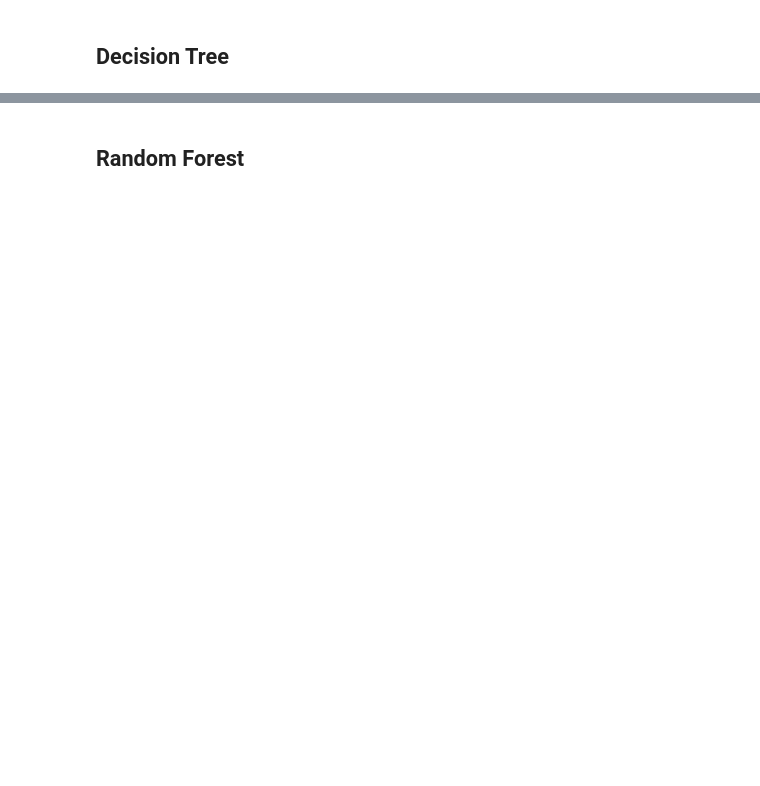
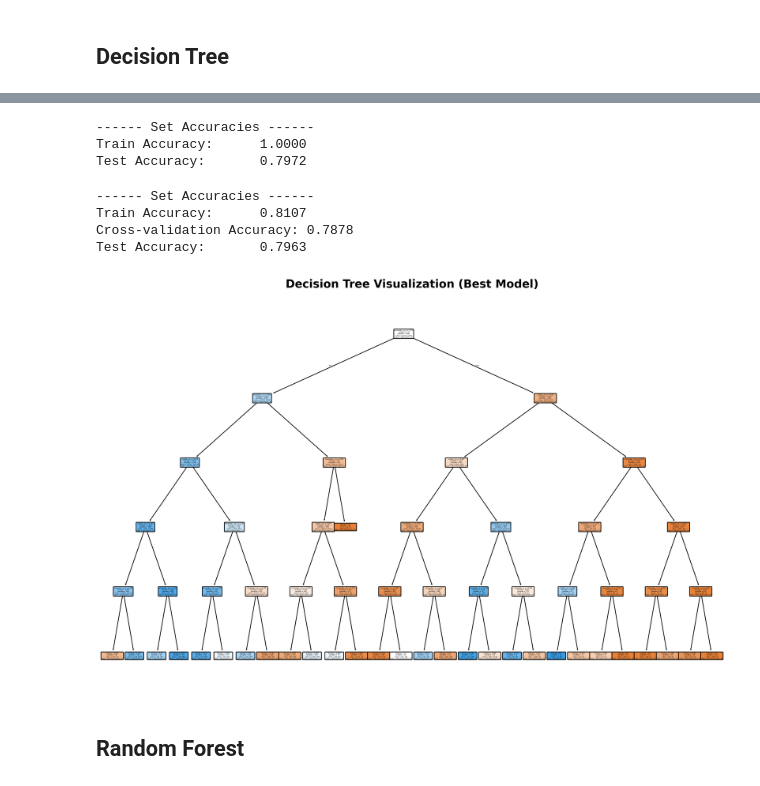
Before and after one commit to EnvinyatarTheRenewer/ant_life_cycle_simulation_and_ml, a Jupyter notebook: ant_project.ipynb, the cells around one changed output, grey strips where cells are left out. Drawn from its saved outputs; the diff is of its cells as text; code cells hidden in the pictures; blank space fills up the shorter version.

Commit message:
Decision Tree Coding

```diff
--- a/ant_project.ipynb
+++ b/ant_project.ipynb
@@ -607,3 +547,76 @@ R2: 0.16288500530956718
+# %%
+### --- Accuracies on Train, Validation, and Test Sets --- ###
+train_acc = accuracy_score(y_train, dt_model.predict(X_train))
+test_acc  = accuracy_score(y_test, dt_model.predict(X_test))
+
+print('------ Set Accuracies ------')
+print(f'Train Accuracy:      {train_acc:.4f}')
+print(f'Test Accuracy:       {test_acc:.4f}\n')
+# %% [output]
+------ Set Accuracies ------
+Train Accuracy:      1.0000
+Test Accuracy:       0.7972
+# %%
+### --- Best Decision Tree --- ###
+
+# Here is the hyperparameter space we found
+# was the best to reduce overfitting.
+hyp_params = dict(
+    max_depth = range(1, 7),
+    min_samples_leaf = range(5, 10),
+    max_features=[None, 'sqrt', 'log2'],
+    criterion = ['gini', 'entropy']
+)
+
+# Let's randomly search the hyperparameter space
+dt_opt = RandomizedSearchCV(
+    DecisionTreeClassifier(random_state=0),
+    hyp_params,
+    random_state=0,
+    cv=10,
+    scoring='accuracy'
+)
+
+search = dt_opt.fit(X_train, y_train['polymorphic'])
+
+# 2. Fix the variable name from 'grid_search' to 'search'
+best_model_dt = search.best_estimator_
+# %%
+### --- Accuracies on Train, Validation, and Test Sets --- ###
+train_acc = accuracy_score(y_train, best_model_dt.predict(X_train))
+CVval_acc   = search.best_score_
+test_acc  = accuracy_score(y_test, best_model_dt.predict(X_test))
+
+print('------ Set Accuracies ------')
+print(f'Train Accuracy:      {train_acc:.4f}')
+print(f'Cross-validation Accuracy: {CVval_acc:.4f}')
+print(f'Test Accuracy:       {test_acc:.4f}\n')
+# %% [output]
+------ Set Accuracies ------
+Train Accuracy:      0.8107
+Cross-validation Accuracy: 0.7878
+Test Accuracy:       0.7963
+# %%
+# Get the feature names after the ColumnTransformer transformation
+encoded_feature_names = ct.get_feature_names_out()
+
+from sklearn.tree import plot_tree
+import matplotlib.pyplot as plt
+
+plt.figure(figsize=(16, 10), dpi=300) # High DPI makes large trees crisper to zoom in on
+
+plot_tree(
+    best_model_dt,
+    feature_names=encoded_feature_names,
+    class_names=['Non-Polymorphic (0)', 'Polymorphic (1)'],
+    filled=True,          # Colors nodes by majority class
+    rounded=True,         # Rounds the node boxes for a clean look
+)
+
+plt.title("Decision Tree Visualization (Best Model)", fontsize=16, fontweight='bold', pad=20)
+plt.show()
+# %% [output]
+[figure, added]
 # %% [markdown]
 ## **Random Forest**
 # %%
```
Also changed, not shown: parts of 16 cells of this notebook.
